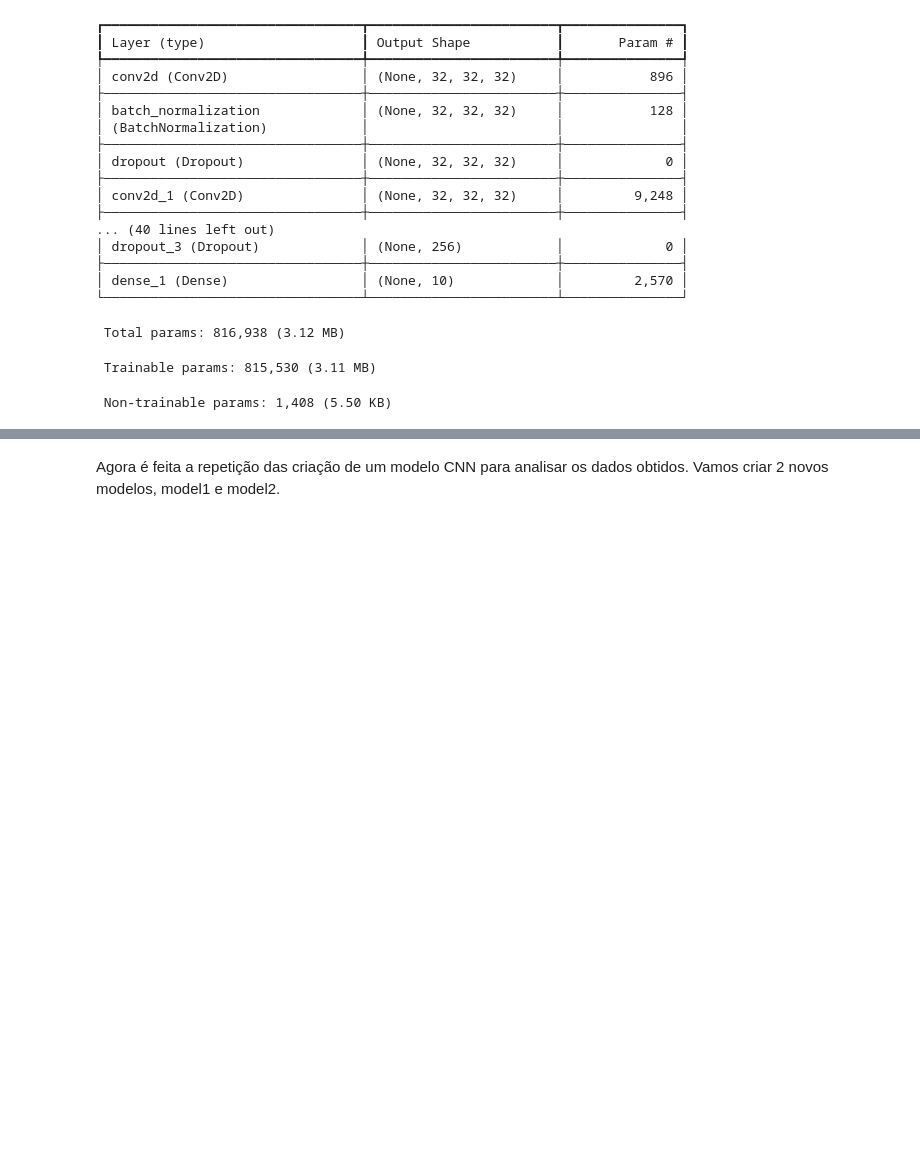
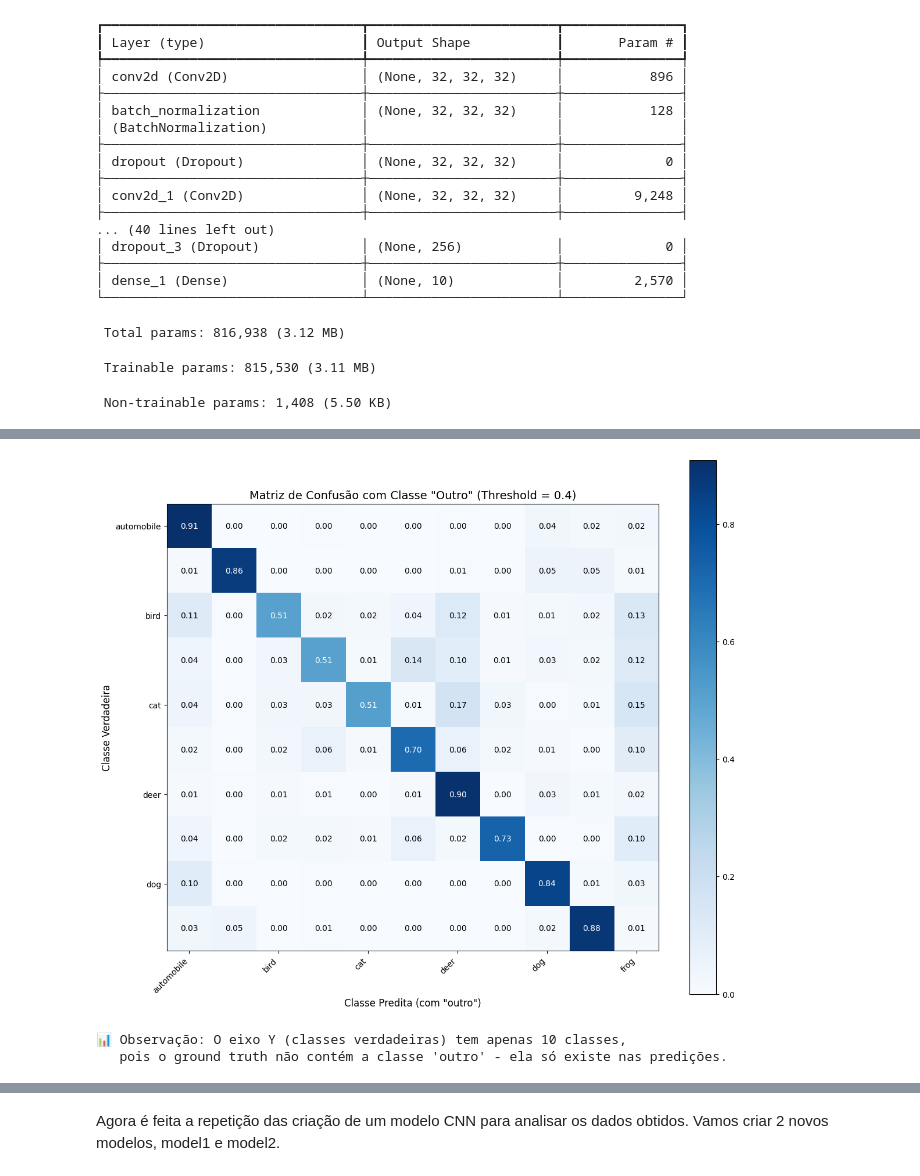
Before and after one commit to NighV/Ex3_IC_2025_2, a Jupyter notebook: Ex3_IC.ipynb, the cells around one changed output, grey strips where cells are left out. Saved outputs shown, nothing was run; the diff lists cells and outputs as text; code cells hidden in the pictures; blank space fills up the shorter version.

```diff
--- a/Ex3_IC.ipynb
+++ b/Ex3_IC.ipynb
@@ -362,0 +453,43 @@ plt.show()
+# %%
+# Nova matriz de confusão 11x11 incluindo a classe "outro"
+
+# Converter y_test de one-hot para índices de classe
+y_test_labels = y_test.argmax(axis=1)
+
+# Criar matriz de confusão 11x11
+# Para y_test, mantemos as 10 classes originais (0-9)
+# Para y_pred_with_threshold, temos 11 classes (0-9 + 10="outro")
+
+# Precisamos expandir y_test para incluir a possibilidade de "outro" (mesmo que não exista no ground truth)
+from sklearn.metrics import confusion_matrix
+
+# Criar matriz de confusão considerando 11 classes
+multiclass_with_other = confusion_matrix(y_test_labels, y_pred_with_threshold, labels=range(11))
+
+# Nomes das classes incluindo "outro"
+class_names_with_other = ["airplane", "automobile", "bird", "cat", "deer",
+                           "dog", "frog", "horse", "ship", "truck", "outro"]
+
+# Plotar matriz de confusão normalizada
+fig, ax = plot_confusion_matrix(multiclass_with_other[:10, :],
+                                  colorbar=True,
+                                  show_absolute=False,
+                                  show_normed=True,
+                                  figsize=(12, 10))
+
+# Ajustar labels do eixo X para incluir "outro"
+ax.set_xticklabels(class_names_with_other, rotation=45, ha='right')
+ax.set_yticklabels(class_names_with_other[:10])
+ax.set_xlabel('Classe Predita (com "outro")', fontsize=12)
+ax.set_ylabel('Classe Verdadeira', fontsize=12)
+ax.set_title('Matriz de Confusão com Classe "Outro" (Threshold = 0.4)', fontsize=14)
+
+plt.tight_layout()
+plt.show()
+
+print("\n📊 Observação: O eixo Y (classes verdadeiras) tem apenas 10 classes,")
+print("   pois o ground truth não contém a classe 'outro' - ela só existe nas predições.")
+# %% [output]
+[figure, added]
+📊 Observação: O eixo Y (classes verdadeiras) tem apenas 10 classes,
+   pois o ground truth não contém a classe 'outro' - ela só existe nas predições.
```
Also changed, not shown: parts of 31 cells of this notebook.
